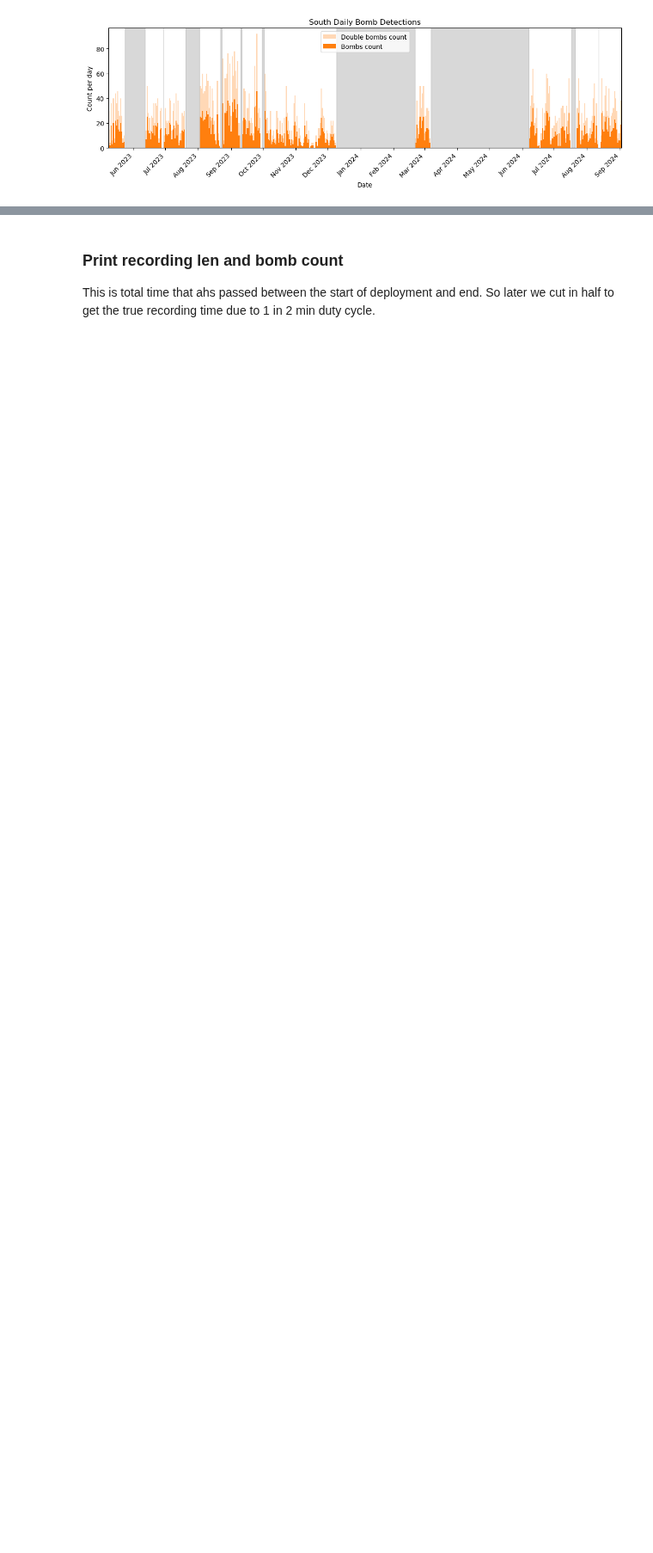
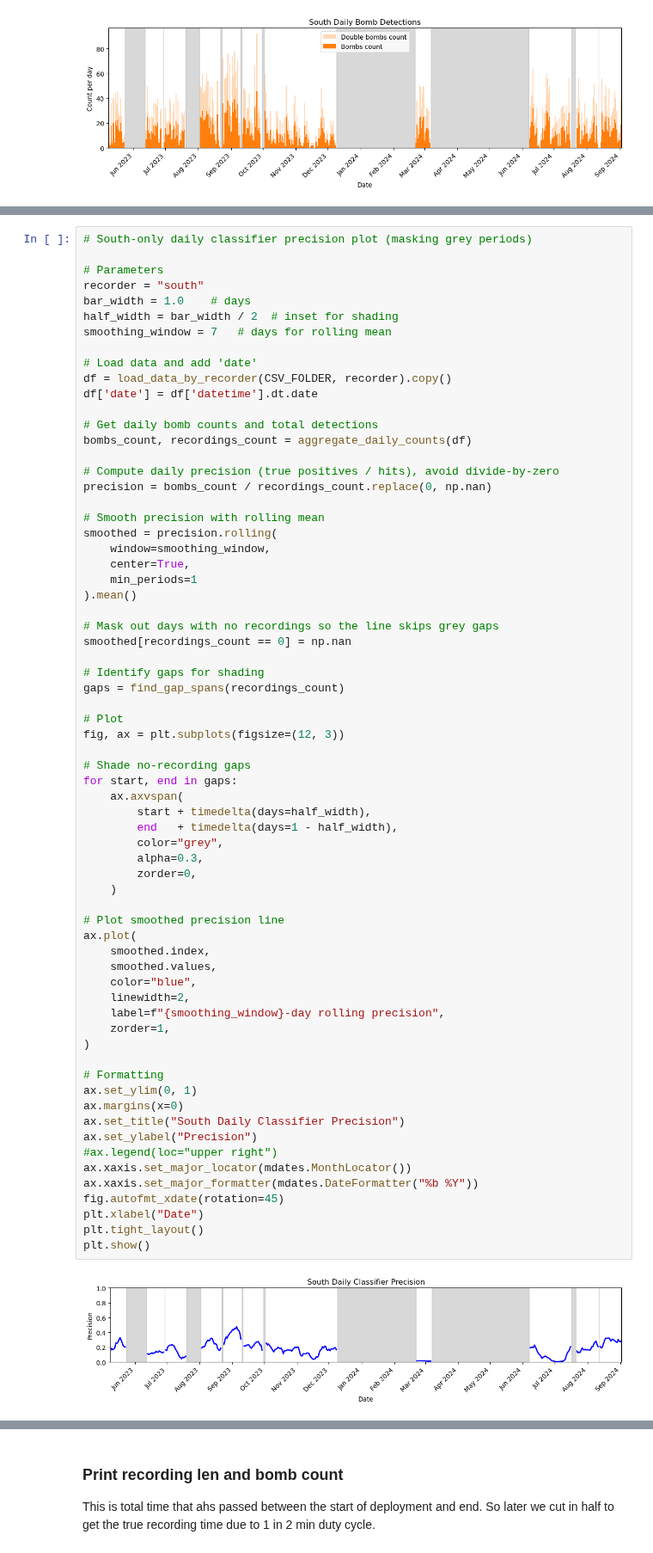
Before and after one commit to BenUCL/Bomb-Fishing, a Jupyter notebook: code/misc/results_plotting.ipynb, the cells around one changed output, grey strips where cells are left out. Shown at 86% size. Drawn from its saved outputs; the diff is of its cells as text; blank space fills up the shorter version.

```diff
--- a/code/misc/results_plotting.ipynb
+++ b/code/misc/results_plotting.ipynb
@@ -227,0 +314,69 @@ plt.show()
+# %%
+# South-only daily classifier precision plot (masking grey periods)
+
+# Parameters
+recorder = "south"
+bar_width = 1.0    # days
+half_width = bar_width / 2  # inset for shading
+smoothing_window = 7   # days for rolling mean
+
+# Load data and add 'date'
+df = load_data_by_recorder(CSV_FOLDER, recorder).copy()
+df['date'] = df['datetime'].dt.date
+
+# Get daily bomb counts and total detections
+bombs_count, recordings_count = aggregate_daily_counts(df)
+
+# Compute daily precision (true positives / hits), avoid divide-by-zero
+precision = bombs_count / recordings_count.replace(0, np.nan)
+
+# Smooth precision with rolling mean
+smoothed = precision.rolling(
+    window=smoothing_window,
+    center=True,
+    min_periods=1
+).mean()
+
+# Mask out days with no recordings so the line skips grey gaps
+smoothed[recordings_count == 0] = np.nan
+
+# Identify gaps for shading
+gaps = find_gap_spans(recordings_count)
+
+# Plot
+fig, ax = plt.subplots(figsize=(12, 3))
+
+# Shade no-recording gaps
+for start, end in gaps:
+    ax.axvspan(
+        start + timedelta(days=half_width),
+        end   + timedelta(days=1 - half_width),
+        color="grey",
+        alpha=0.3,
+        zorder=0,
+    )
+
+# Plot smoothed precision line
+ax.plot(
+    smoothed.index,
+    smoothed.values,
+    color="blue",
+    linewidth=2,
+    label=f"{smoothing_window}-day rolling precision",
+    zorder=1,
+)
+
+# Formatting
+ax.set_ylim(0, 1)
+ax.margins(x=0)
+ax.set_title("South Daily Classifier Precision")
+ax.set_ylabel("Precision")
+#ax.legend(loc="upper right")
+ax.xaxis.set_major_locator(mdates.MonthLocator())
+ax.xaxis.set_major_formatter(mdates.DateFormatter("%b %Y"))
+fig.autofmt_xdate(rotation=45)
+plt.xlabel("Date")
+plt.tight_layout()
+plt.show()
+# %% [output]
+[figure, added]
```
Also changed, not shown: parts of 8 cells of this notebook.
